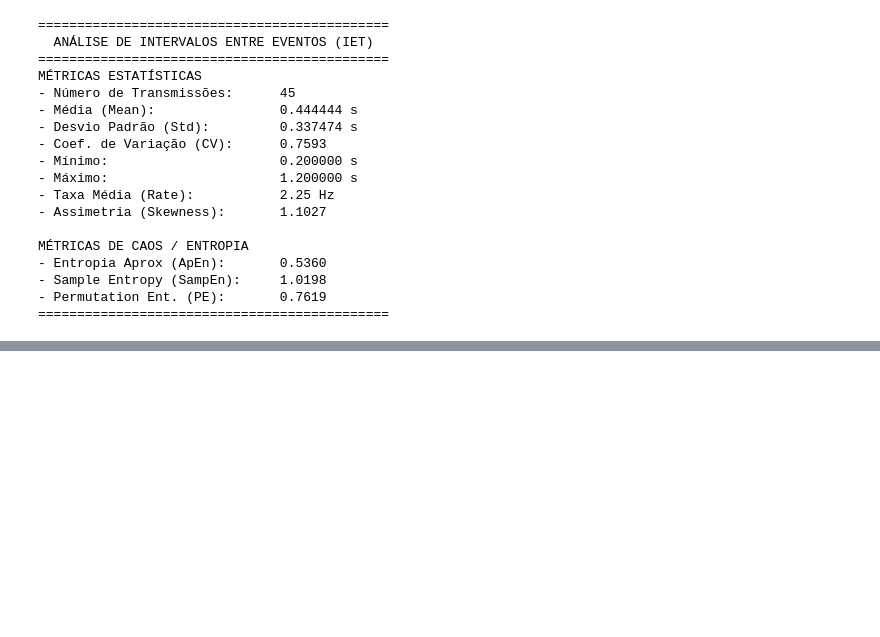
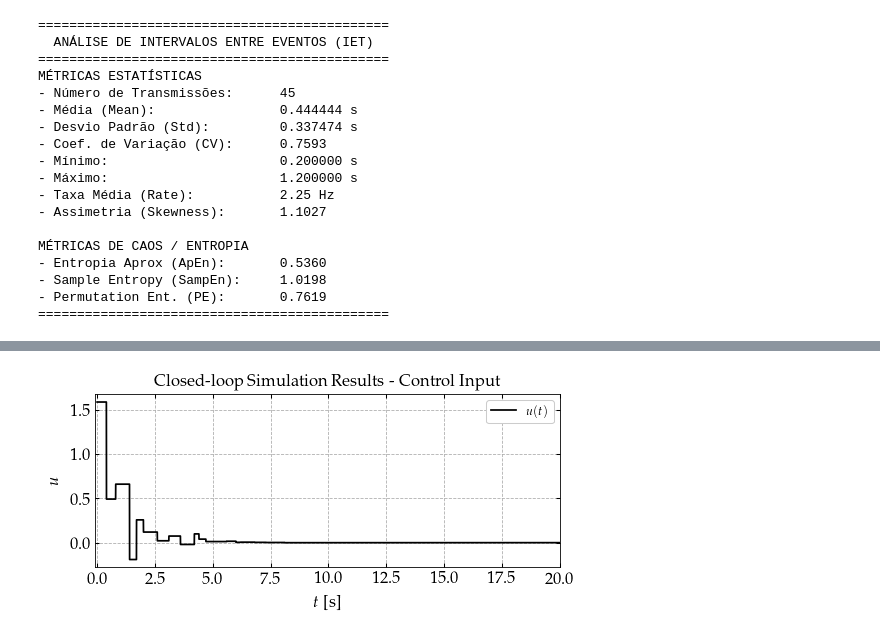
Before and after one commit to andel-vitorio/event-based-control, a Jupyter notebook: experiments/notebooks/petc-for-lpv-systems/MTD for PETM.ipynb, the cells around one changed output, grey strips where cells are left out. Saved outputs shown, nothing was run; the diff lists cells and outputs as text; code cells hidden in the pictures; blank space fills up the shorter version.

```diff
--- a/experiments/notebooks/petc-for-lpv-systems/MTD for PETM.ipynb
+++ b/experiments/notebooks/petc-for-lpv-systems/MTD for PETM.ipynb
@@ -351,12 +349,12 @@ def control_synthesis(
 optimal_value = None
 design_params = {'h': 0.1, 'υ': 0.1, 'λ': 0.1}
 
-results = control_synthesis(design_params)
+results_mtd = control_synthesis(design_params)
 
-Ξ, Ψ = results['etm']['Ξ'], results['etm']['Ψ']
-K = results['controller']['K']
+Ξ, Ψ = results_mtd['etm']['Ξ'], results_mtd['etm']['Ψ']
+K = results_mtd['controller']['K']
 # P, S2 = results['functional']
-optimal_value = results['optimal_value']
+optimal_value = results_mtd['optimal_value']
 
 display(Math(rf'\Xi = {tex.mat2tex(Ξ)}'))
 display(Math(rf'\Psi = {tex.mat2tex(Ψ)}'))
@@ -547,0 +1042,14 @@ MÉTRICAS DE CAOS / ENTROPIA
+# %%
+signal_control = results[idx]['control']
+
+fig, axs = plt.subplot_mosaic([['u']], figsize=(8, 3))
+_ = gph.plot(
+    axs['u'], time, signal_control,
+    label=[r'$u(t)$'], xlabel='$t$',
+    x_unit='s', x_use_prefixes=True,
+    title='Closed-loop Simulation Results - Control Input',
+    ylabel=fr'$u$', color=['black', 'gray'],
+    x_pad=(0.005, 0.0), y_pad=(0.05, 0.05)
+)
+# %% [output]
+[figure, added]
```
Also changed, not shown: parts of 13 cells of this notebook, 10 other files.
